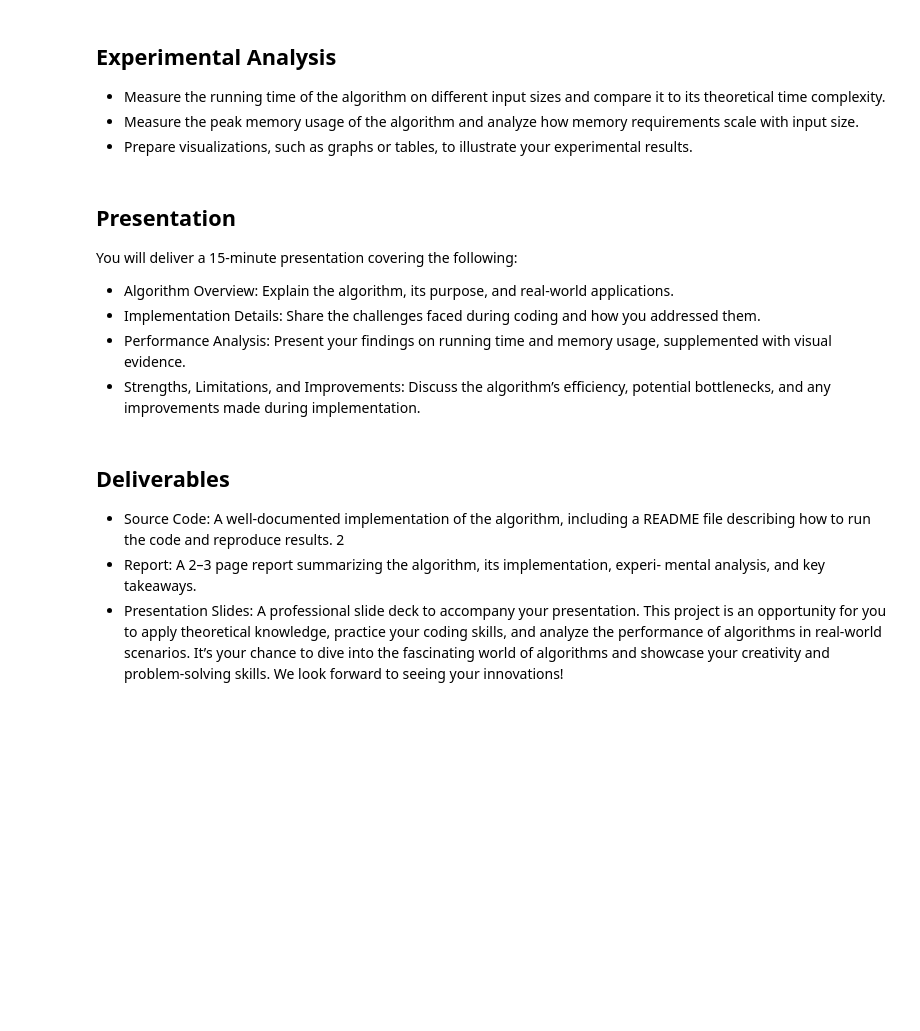
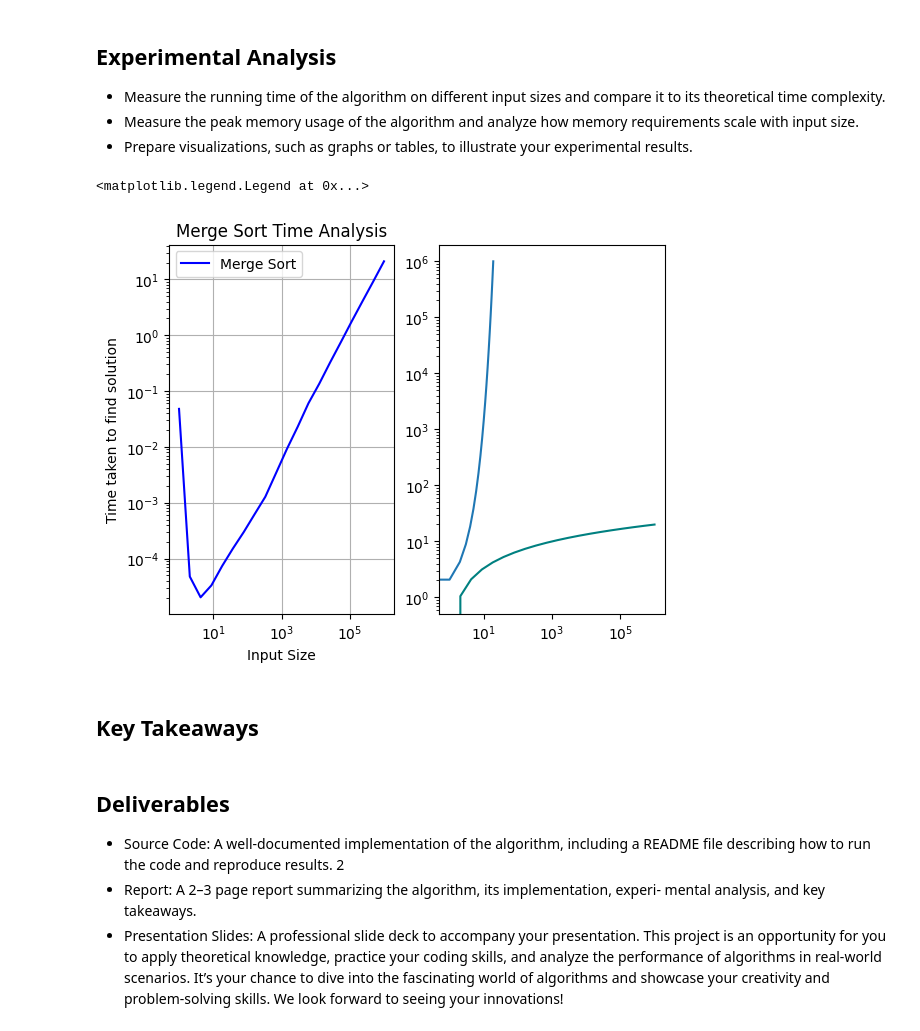
Before and after one commit to pie-t-er/COP4533-Final-Project, a Jupyter notebook: Final.ipynb, the cells around one changed output. Saved outputs shown, nothing was run; the diff lists cells and outputs as text; code cells hidden in the pictures; blank space fills up the shorter version.

Commit message:
Completed Merge Sort Implementation Started on analyzing time and space complexity

```diff
--- a/Final.ipynb
+++ b/Final.ipynb
@@ -29,16 +85,52 @@ def binary_search(A, n, T):
 to its theoretical time complexity.
 - Measure the peak memory usage of the algorithm and analyze how memory requirements scale with input size.
 - Prepare visualizations, such as graphs or tables, to illustrate your experimental results.
-# %% [markdown]
-## Presentation
-You will deliver a 15-minute presentation covering the following:
-- Algorithm Overview: Explain the algorithm, its purpose, and real-world applications.
-- Implementation Details: Share the challenges faced during coding and how you
-addressed them.
-- Performance Analysis: Present your findings on running time and memory usage,
-supplemented with visual evidence.
-- Strengths, Limitations, and Improvements: Discuss the algorithm’s efficiency,
-potential bottlenecks, and any improvements made during implementation.
+# %%
+import time
+import matplotlib.pyplot as plt
+import tracemalloc
+
+def peak_memory(input_size):
+    ex = np.random.randint(1, 100, int(input_size))
+    start_time = time.time()
+    tracemalloc.start()
+    mergeSort(ex)
+    current, peak = tracemalloc.get_traced_memory()
+    tracemalloc.stop()
+    return peak / 10**6, time.time()-start_time  # return in MB
+
+times = []
+memory_usages = []
+input_sizes = np.logspace(0, 6, 20)
+
+for input_size in input_sizes:
+  mem, time_elapsed = peak_memory(input_size)
+  times.append(time_elapsed)
+  memory_usages.append(mem)
+# %%
+fig, (ax1, ax2) = plt.subplots(1, 2)
+
+# Plotting
+ax1.loglog(input_sizes, times, 'b-', label='Merge Sort')
+ax2.loglog(input_sizes, )
+
+# Plotting nlogn (the theoretical time complexity)
+nlogn = np.log2(input_sizes)
+ax2.loglog(input_sizes, nlogn, label=r'$n \log n$', color='teal')
+
+
+
+# Add labels and title
+ax1.set_xlabel("Input Size")
+ax1.set_ylabel("Time taken to find solution")
+ax1.set_title("Merge Sort Time Analysis")
+ax1.grid(True)
+ax1.legend()
+# %% [output]
+<matplotlib.legend.Legend at 0x...>
+[figure, added]
+# %% [markdown]
+## Key Takeaways
 # %% [markdown]
 ## Deliverables
 - Source Code: A well-documented implementation of the algorithm, including a
```
Also changed, not shown: parts of 7 cells of this notebook.
